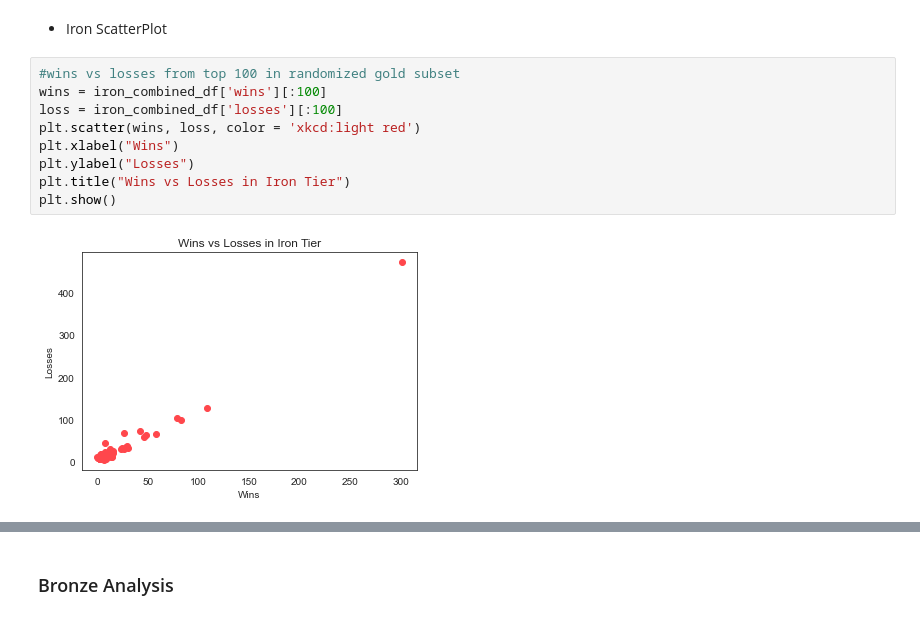
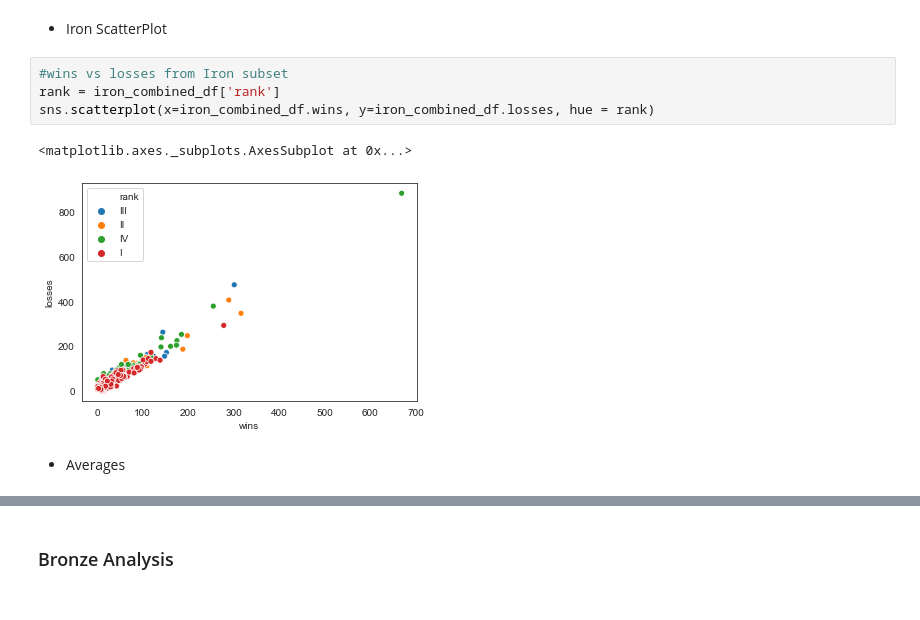
Before and after one commit to Hollow24/Group-3-Project, a Jupyter notebook: Final_Analysis.ipynb, the cells around one changed output, grey strips where cells are left out. Drawn from its saved outputs; the diff is of its cells as text.

```diff
--- a/Final_Analysis.ipynb
+++ b/Final_Analysis.ipynb
@@ -277,14 +284,12 @@ plt.show()
 [figure]
 # %% [markdown]
 - Iron ScatterPlot
-# %%
-#wins vs losses from top 100 in randomized gold subset
-wins = iron_combined_df['wins'][:100]
-loss = iron_combined_df['losses'][:100]
-plt.scatter(wins, loss, color = 'xkcd:light red')
-plt.xlabel("Wins")
-plt.ylabel("Losses")
-plt.title("Wins vs Losses in Iron Tier")
-plt.show()
-# %% [output]
-[figure, removed]
+# %%
+#wins vs losses from Iron subset
+rank = iron_combined_df['rank']
+sns.scatterplot(x=iron_combined_df.wins, y=iron_combined_df.losses, hue = rank)
+# %% [output]
+<matplotlib.axes._subplots.AxesSubplot at 0x...>
+[figure, added]
+# %% [markdown]
+- Averages
```
Also changed, not shown: parts of 42 cells of this notebook, 3 other files.
